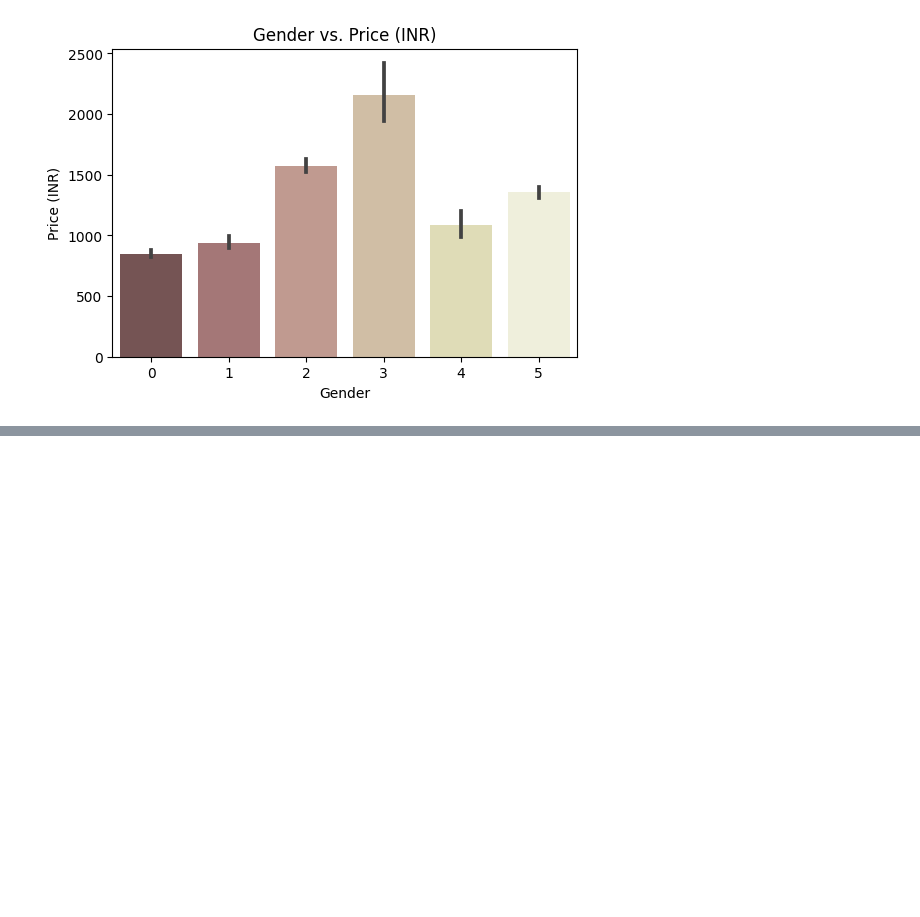
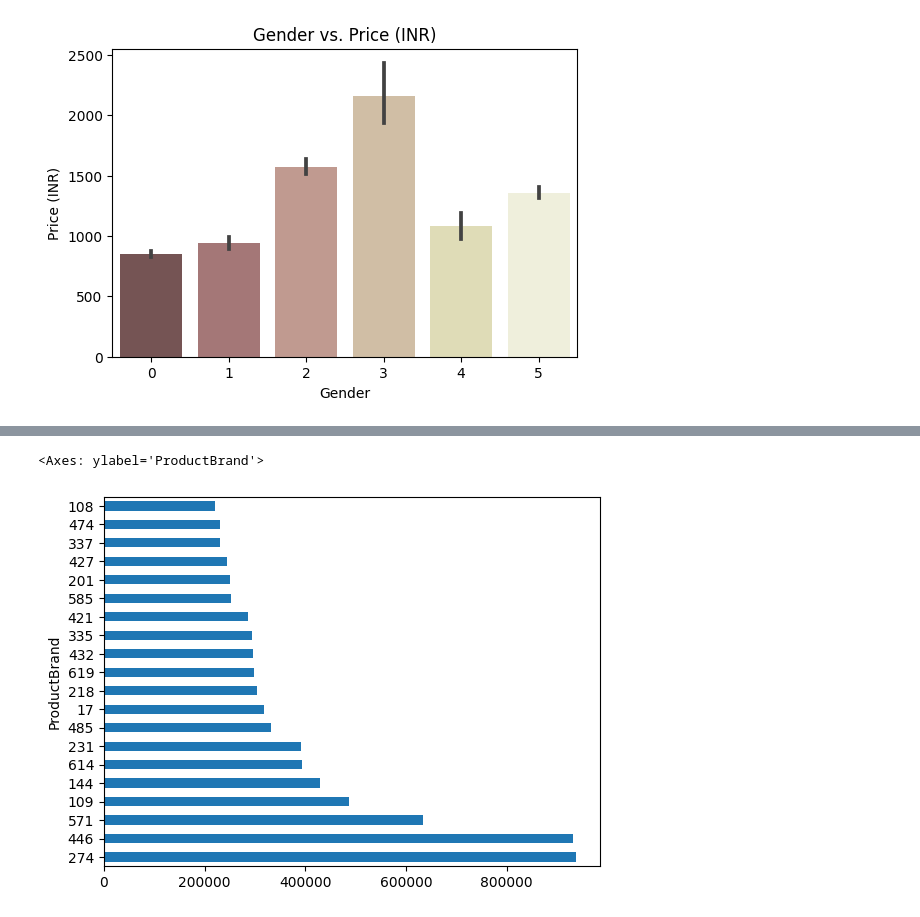
Before and after one commit to Ashfagithub/twixia_internship_assignment_ashfa, a Jupyter notebook: practice1.ipynb, the cells around one changed output, grey strips where cells are left out. Cells and saved outputs as stored; diff of their text form; code cells hidden in the pictures; blank space fills up the shorter version.

```diff
--- a/practice1.ipynb
+++ b/practice1.ipynb
@@ -280,0 +283,5 @@ plt.show()
+# %%
+df.groupby(['ProductBrand'])["Price (INR)"].sum().nlargest(20).plot(kind='barh')
+# %% [output]
+<Axes: ylabel='ProductBrand'>
+[figure, added]
```
Also changed, not shown: parts of 13 cells of this notebook.
